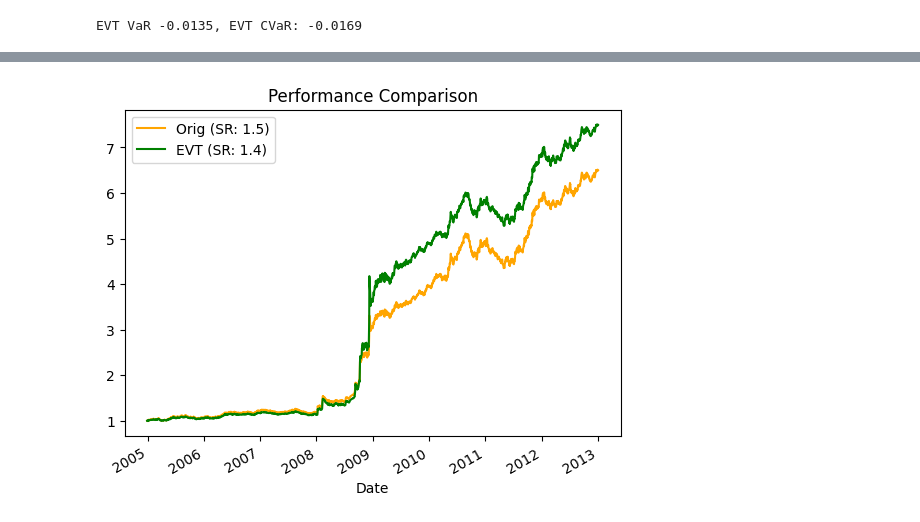
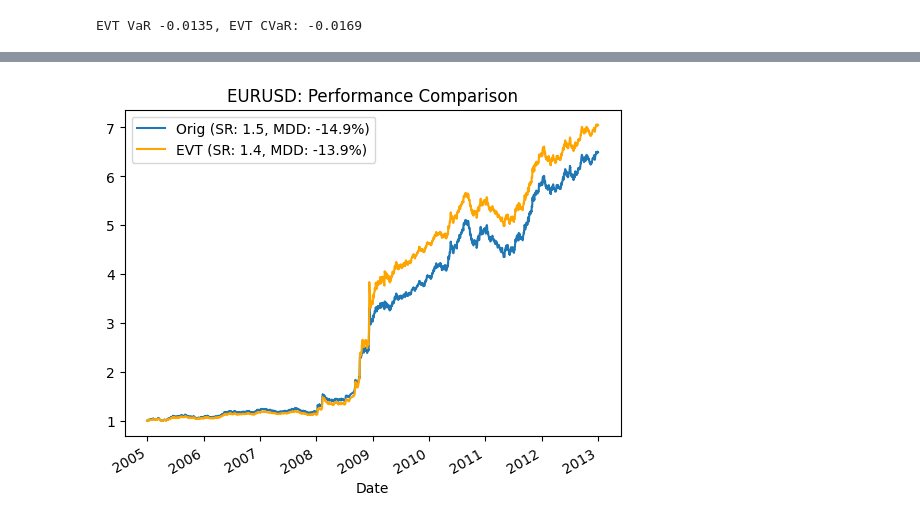
Before and after one commit to oronimbus/drawdown-control, a Jupyter notebook: drawdown-control.ipynb, the cells around one changed output, grey strips where cells are left out. Saved outputs shown, nothing was run; the diff lists cells and outputs as text; code cells hidden in the pictures.

```diff
--- a/drawdown-control.ipynb
+++ b/drawdown-control.ipynb
@@ -75,7 +81,14 @@ process.volatility = GARCH(p=1, q=1)
 
 fitted = process.fit(update_freq=0, disp="off")
 std_residuals = fitted.resid / fitted.conditional_volatility
-pd.DataFrame({"Std Residuals": std_residuals}).plot(kind="kde", xlim=(-4, 4));
+std_residuals = std_residuals[np.isfinite(std_residuals)]
+
+# plot dist of std residuals and ACF
+fig, ax = plt.subplots(1, 3, figsize=(15,4), sharey=False)
+pd.DataFrame({"Std Residuals": std_residuals}).plot(title="Kernel Density of Std. Residuals", kind="kde", xlim=(-4, 4), ax=ax[0], legend=False)
+sm.graphics.tsa.plot_acf(strategy.apply(np.square), zero=False, lags=10, title="Autocorrelation: Squared Returns", ax=ax[1], auto_ylims=True)
+sm.graphics.tsa.plot_acf(std_residuals, zero=False, lags=10, title="Autocorrelation: Standardised Residuals", ax=ax[2], auto_ylims=True)
+
 fitted.summary()
 # %% [output]
 AR - GARCH Model Results
@@ -108,7 +123,8 @@ Next we sample 252 times 10'000 standardised residuals with replacement in order
 # %%
 draws = 10000
 n_obs = 252
-bootstrap = [np.random.choice(std_residuals, n_obs) for _ in range(draws)]
+bootstrap = [np.random.choice(std_residuals, n_obs) for i in range(draws)]
 bootstrap = np.array(bootstrap).flatten()
 pd.DataFrame(bootstrap).plot.hist(bins=50, title=f"{draws * n_obs} Bootstrap Samples of Std. Residuals", legend=False);
+print("Jarque-Bera statistic: {:.2f}".format(scipy.stats.jarque_bera(bootstrap)[0]))
 # %% [output]
@@ -128,7 +145,7 @@ negative_returns = -1 * bootstrap[bootstrap < 0]
 threshold = np.quantile(negative_returns, 1 - cl)
 excess_returns = negative_returns[negative_returns >= threshold]
 
-shape, loc, scale = scipy.stats.genpareto.fit(excess_returns)
+shape, loc, scale = scipy.stats.genpareto.fit(excess_returns, loc=0, scale=1)
 # %%
 fig, ax = plt.subplots()
 lower_bound = scipy.stats.genpareto.ppf(0.01, c=shape, loc=loc, scale=scale)
@@ -184,8 +200,8 @@ Finally, note that the below implementation is *very slow* and will take around
 lookback = 252
 results = {}
 
-for i in tqdm(range(lookback, strategy.shape[0], 5)):
-    sample = strategy.iloc[i-lookback:i]
+for date, _ in tqdm(strategy.iloc[lookback:,:].groupby(pd.Grouper(freq="W-FRI"))):
+    sample = strategy[strategy.index <= date].iloc[-lookback:,:]
     ref_date = sample.index[-1]
 
     # step 1
@@ -195,6 +211,7 @@ for i in tqdm(range(lookback, strategy.shape[0], 5)):
 
     fitted = process.fit(update_freq=0, disp="off")
     std_residuals = fitted.resid / fitted.conditional_volatility
+    std_residuals = std_residuals[np.isfinite(std_residuals)]
 
     # step 2
     bootstrap = [np.random.choice(std_residuals, n_obs) for _ in range(draws)]
@@ -219,6 +236,7 @@ for i in tqdm(range(lookback, strategy.shape[0], 5)):
         "threshold": threshold
     }
 
-with open("data/evt_results.pk", "wb") as file:
+# save output to pickle
+with open(f"data/{fx_pair}_evt_results.pk", "wb") as file:
     pickle.dump(results, file)
 # %% [markdown]
@@ -235,9 +253,15 @@ lvg_factor.iloc[29:].plot(title="Leverage factor for EVT CVaR based trade sizing
 # %%
 strategy_combined = strategy.join(lvg_factor.rename("LF")).ffill().dropna().iloc[29:]
+orig_tr = strategy_combined["Close"].cumsum().apply(np.exp)
 orig_sharpe = strategy_combined["Close"].mean() / strategy_combined["Close"].std() * np.sqrt(252)
-evt_sharpe = strategy_combined["Close"].mul(strategy_combined["LF"]).mean() / strategy_combined["Close"].mul(strategy_combined["LF"]).std() * np.sqrt(252)
+orig_maxdd = orig_tr.div(orig_tr.cummax()).sub(1).min()
 
-strategy_combined["Close"].rename("Orig (SR: {:.1f})".format(orig_sharpe)).cumsum().apply(np.exp).plot(title="Performance Comparison", color="orange", legend=True)
-strategy_combined["Close"].mul(strategy_combined["LF"]).rename("EVT (SR: {:.1f})".format(evt_sharpe)).cumsum().apply(np.exp).plot(color="green", legend=True);
+evt_strat = strategy_combined["Close"].mul(strategy_combined["LF"])
+evt_tr = evt_strat.cumsum().apply(np.exp)
+evt_sharpe = evt_strat.mean() / evt_strat.std() * np.sqrt(252)
+evt_maxdd = evt_tr.div(evt_tr.cummax()).sub(1).min()
+
+orig_tr.rename("Orig (SR: {:.1f}, MDD: {:.1%})".format(orig_sharpe, orig_maxdd)).plot(title=f"{fx_pair}: Performance Comparison", legend=True)
+evt_tr.rename("EVT (SR: {:.1f}, MDD: {:.1%})".format(evt_sharpe, evt_maxdd)).plot(color="orange", legend=True);
 # %% [output]
-[figure, old version]
+[figure, new version]
```
Also changed, not shown: parts of 10 cells of this notebook.
